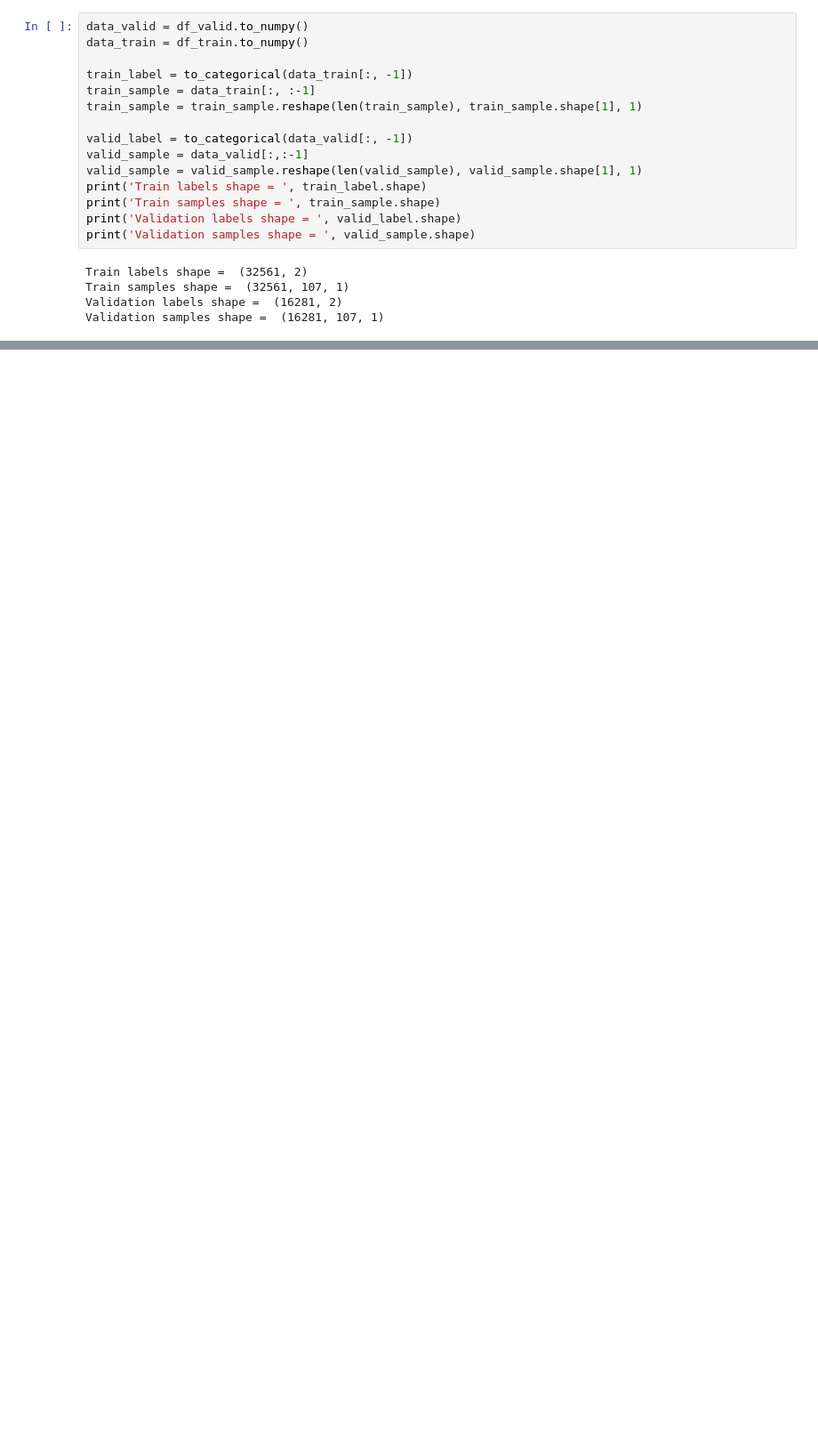
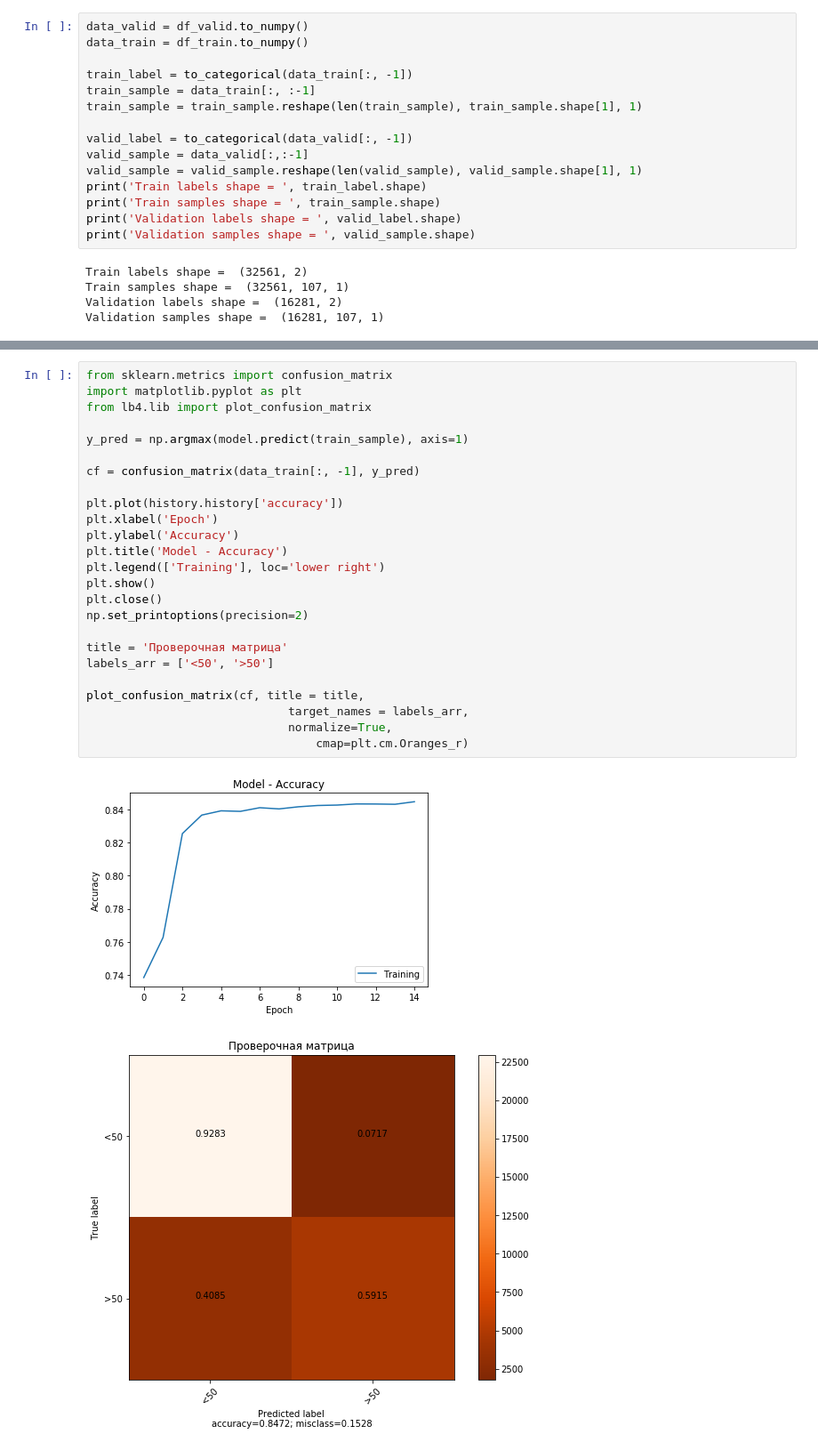
Before and after one commit to jumbo5337/Neural-networks, a Jupyter notebook: pr2/app_pr2.ipynb, the cells around one changed output, grey strips where cells are left out. Shown at 89% size. Drawn from its saved outputs; the diff is of its cells as text; blank space fills up the shorter version.

```diff
--- a/pr2/app_pr2.ipynb
+++ b/pr2/app_pr2.ipynb
@@ -167,0 +162,28 @@ plt.show()
+# %%
+from sklearn.metrics import confusion_matrix
+import matplotlib.pyplot as plt
+from lb4.lib import plot_confusion_matrix
+
+y_pred = np.argmax(model.predict(train_sample), axis=1)
+
+cf = confusion_matrix(data_train[:, -1], y_pred)
+
+plt.plot(history.history['accuracy'])
+plt.xlabel('Epoch')
+plt.ylabel('Accuracy')
+plt.title('Model - Accuracy')
+plt.legend(['Training'], loc='lower right')
+plt.show()
+plt.close()
+np.set_printoptions(precision=2)
+
+title = 'Проверочная матрица'
+labels_arr = ['<50', '>50']
+
+plot_confusion_matrix(cf, title = title,
+                             target_names = labels_arr,
+                             normalize=True,
+                                 cmap=plt.cm.Oranges_r)
+# %% [output]
+[figure, added]
+[figure, added]
```
Also changed, not shown: parts of 5 cells of this notebook, 2 other files.
